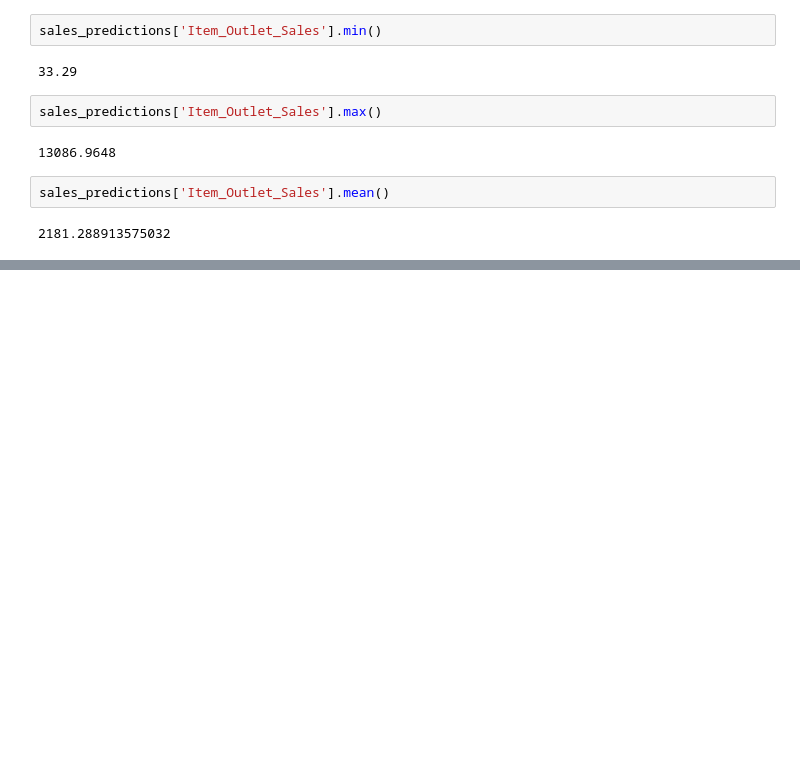
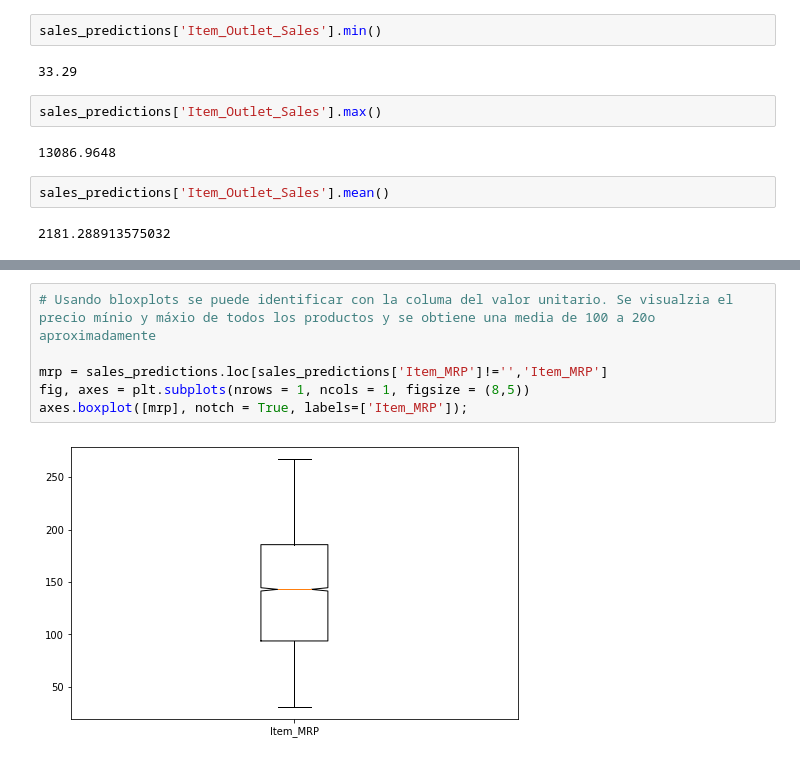
Before and after one commit to MaluGarcia18/predicciones-de-ventas-alimenticias, a Jupyter notebook: predicciones_de_ventas_alimenticias.ipynb, the cells around one changed output, grey strips where cells are left out. Drawn from its saved outputs; the diff is of its cells as text; blank space fills up the shorter version.

```diff
--- a/predicciones_de_ventas_alimenticias.ipynb
+++ b/predicciones_de_ventas_alimenticias.ipynb
@@ -174,0 +214,8 @@ sales_predictions['Item_Outlet_Sales'].mean()
+# %%
+# Usando bloxplots se puede identificar con la columa del valor unitario. Se visualzia el precio mínio y máxio de todos los productos y se obtiene una media de 100 a 20o aproximadamente
+
+mrp = sales_predictions.loc[sales_predictions['Item_MRP']!='','Item_MRP']
+fig, axes = plt.subplots(nrows = 1, ncols = 1, figsize = (8,5))
+axes.boxplot([mrp], notch = True, labels=['Item_MRP']);
+# %% [output]
+[figure, added]
```
Also changed, not shown: parts of 11 cells of this notebook.
